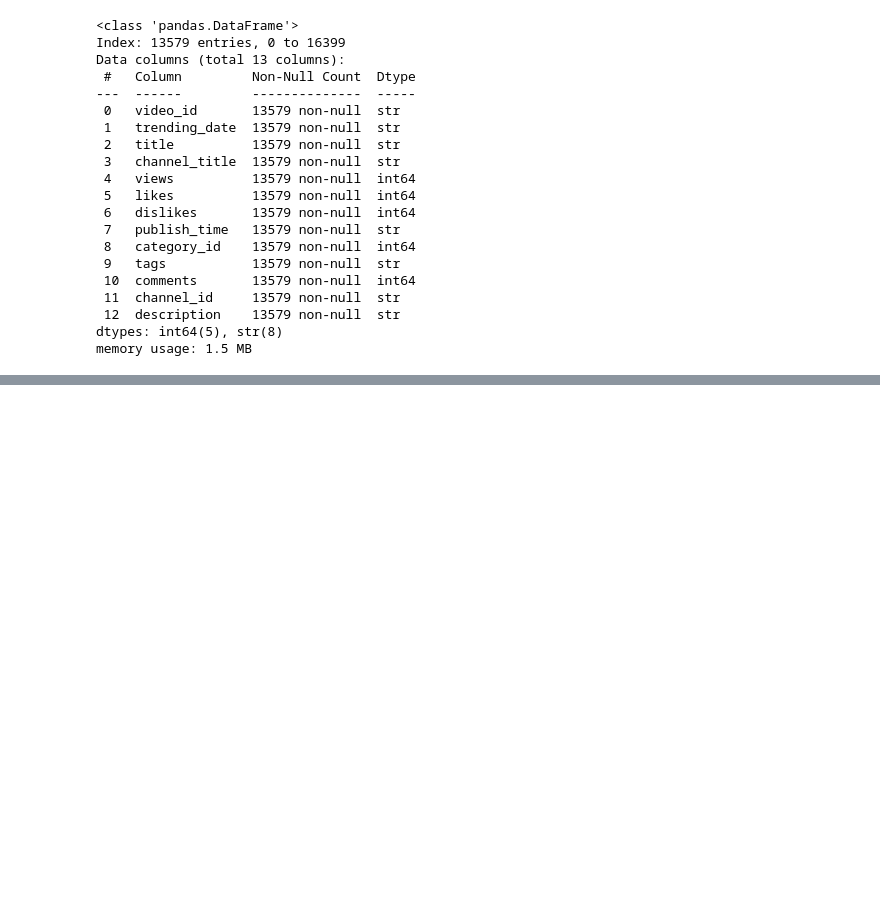
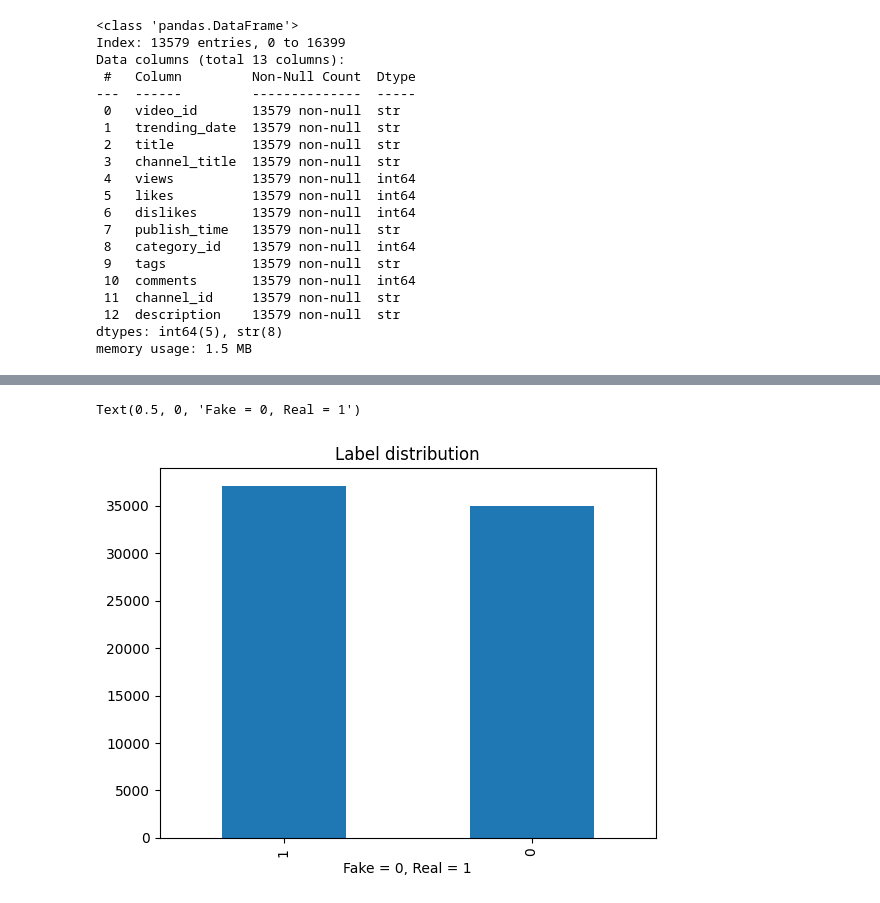
Before and after one commit to sheicksen/CISC483-EngageTactics, a Jupyter notebook: analysis.ipynb, the cells around one changed output, grey strips where cells are left out. Cells and saved outputs as stored; diff of their text form; code cells hidden in the pictures; blank space fills up the shorter version.

Commit message:
Imported fake news dataset. Checked if cleaning was necessary and visualized class distribution

```diff
--- a/analysis.ipynb
+++ b/analysis.ipynb
@@ -253,0 +256,4 @@ Vocab sample:  ['tried', 'ft', 'gang', 'vonoff1700', 'official video', 'follow s
+# %%
+fn_path = kagglehub.dataset_download("nitaisatapathy/welfake-dataset")
+
+print("Path to fake news dataset files:", fn_path)
@@ -253,0 +264,6 @@ Vocab sample:  ['tried', 'ft', 'gang', 'vonoff1700', 'official video', 'follow s
+# %%
+## Import data and check for any critical null values (where both title + text are null, or label is null)
+fn_df = pd.read_csv(fn_path+"/WELFake_Dataset.csv", index_col=0)
+print(fn_df.head())
+print(fn_df.info())
+print("Fraction of null label values: ", fn_df['label'].isna().sum(), "/", len(fn_df['label']))
@@ -253,0 +288,7 @@ Vocab sample:  ['tried', 'ft', 'gang', 'vonoff1700', 'official video', 'follow s
+# %%
+fn_df['label'].value_counts().plot(kind='bar')
+plt.title("Label distribution")
+plt.xlabel("Fake = 0, Real = 1")
+# %% [output]
+Text(0.5, 0, 'Fake = 0, Real = 1')
+[figure, added]
```
Also changed, not shown: parts of 3 cells of this notebook.
